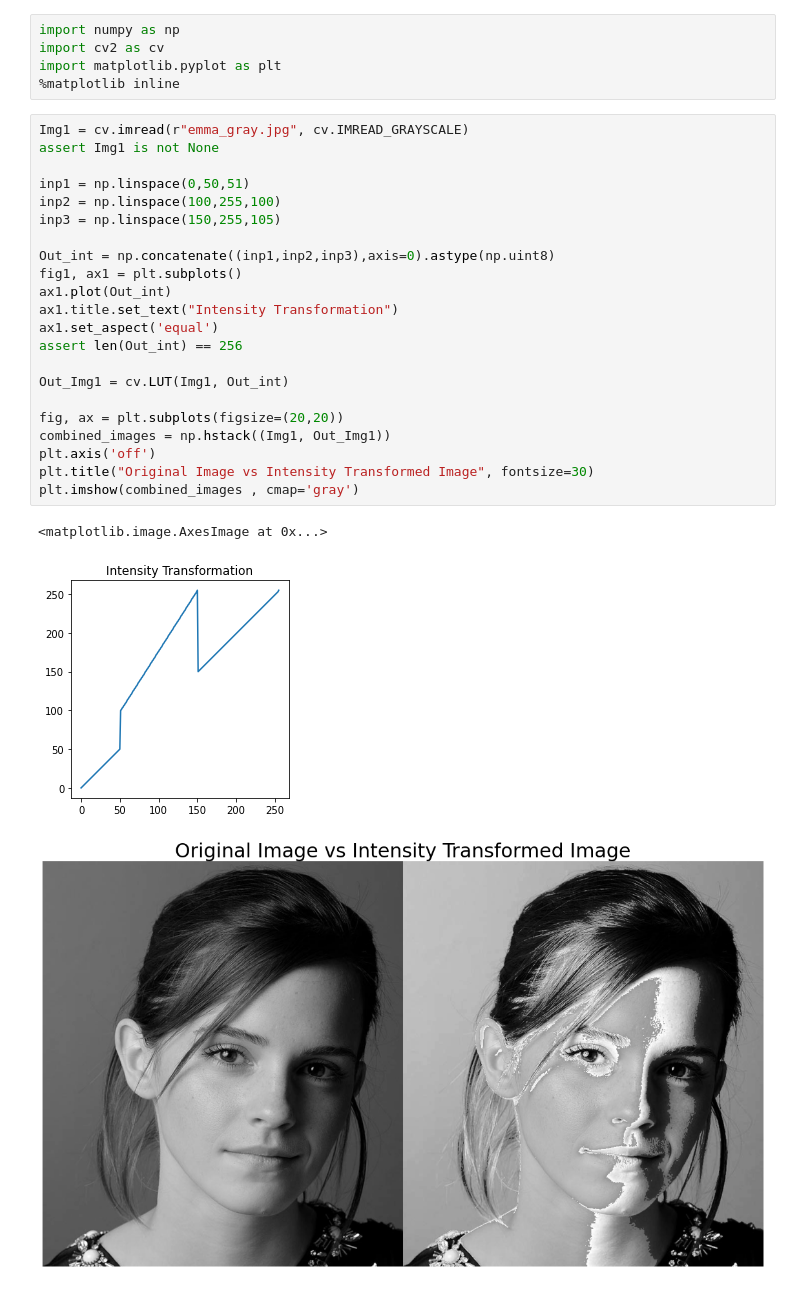
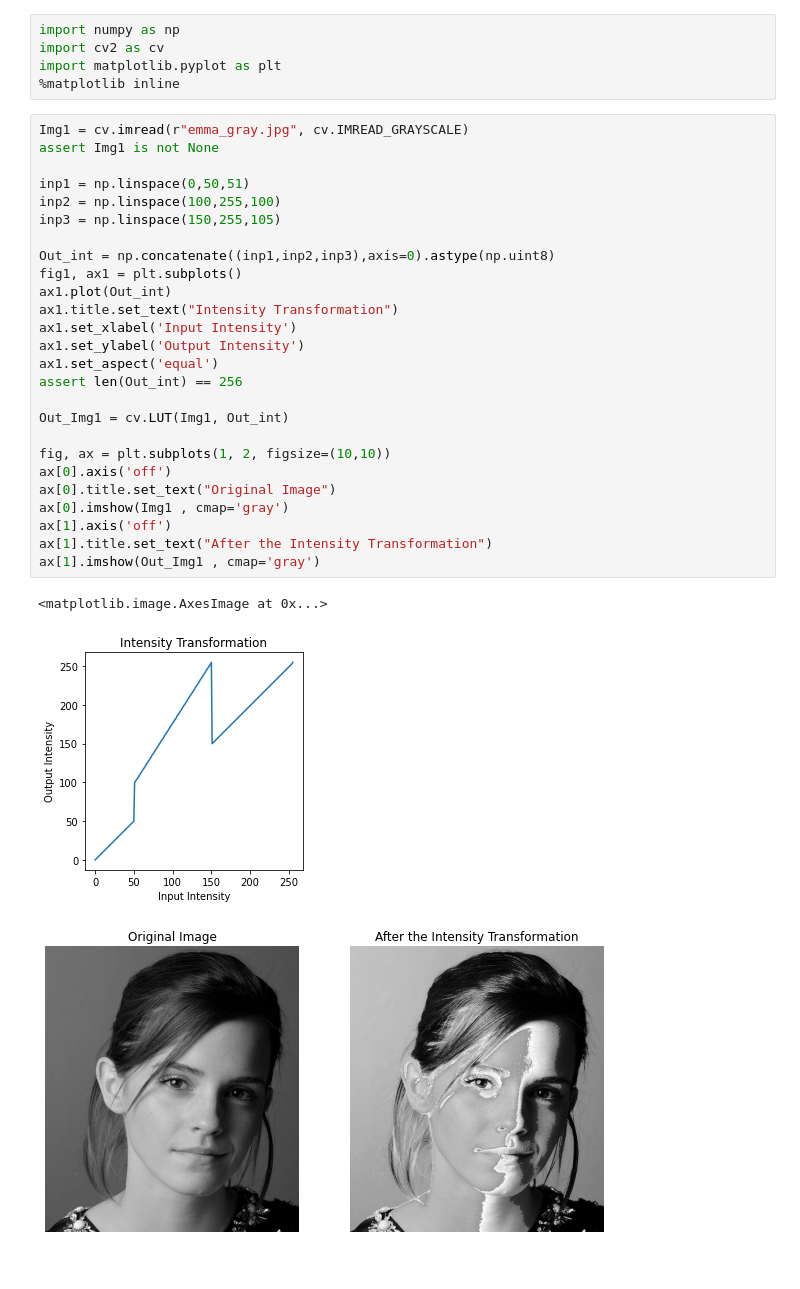
Before and after one commit to RaviduHM99/EN2550-Fundamentals-of-Image-Processing-and-Machine-Vision, a Jupyter notebook: Assignments/Assignment 1/190399L.ipynb, the cells around one changed output. Drawn from its saved outputs; the diff is of its cells as text.

```diff
--- a/Assignments/Assignment 1/190399L.ipynb
+++ b/Assignments/Assignment 1/190399L.ipynb
@@ -6,26 +6,30 @@ import matplotlib.pyplot as plt
 # %%
 Img1 = cv.imread(r"emma_gray.jpg", cv.IMREAD_GRAYSCALE)
 assert Img1 is not None
 
 inp1 = np.linspace(0,50,51)
 inp2 = np.linspace(100,255,100)
 inp3 = np.linspace(150,255,105)
 
 Out_int = np.concatenate((inp1,inp2,inp3),axis=0).astype(np.uint8)
 fig1, ax1 = plt.subplots()
 ax1.plot(Out_int)
 ax1.title.set_text("Intensity Transformation")
+ax1.set_xlabel('Input Intensity')
+ax1.set_ylabel('Output Intensity')
 ax1.set_aspect('equal')
 assert len(Out_int) == 256
 
 Out_Img1 = cv.LUT(Img1, Out_int)
 
-fig, ax = plt.subplots(figsize=(20,20))
-combined_images = np.hstack((Img1, Out_Img1))
-plt.axis('off')
-plt.title("Original Image vs Intensity Transformed Image", fontsize=30)
-plt.imshow(combined_images , cmap='gray')
+fig, ax = plt.subplots(1, 2, figsize=(10,10))
+ax[0].axis('off')
+ax[0].title.set_text("Original Image")
+ax[0].imshow(Img1 , cmap='gray')
+ax[1].axis('off')
+ax[1].title.set_text("After the Intensity Transformation")
+ax[1].imshow(Out_Img1 , cmap='gray')
 # %% [output]
 <matplotlib.image.AxesImage at 0x...>
-[figure, old version]
+[figure, new version]
-[figure, old version]
+[figure, new version]
```
Also changed, not shown: parts of 1 cell of this notebook.
